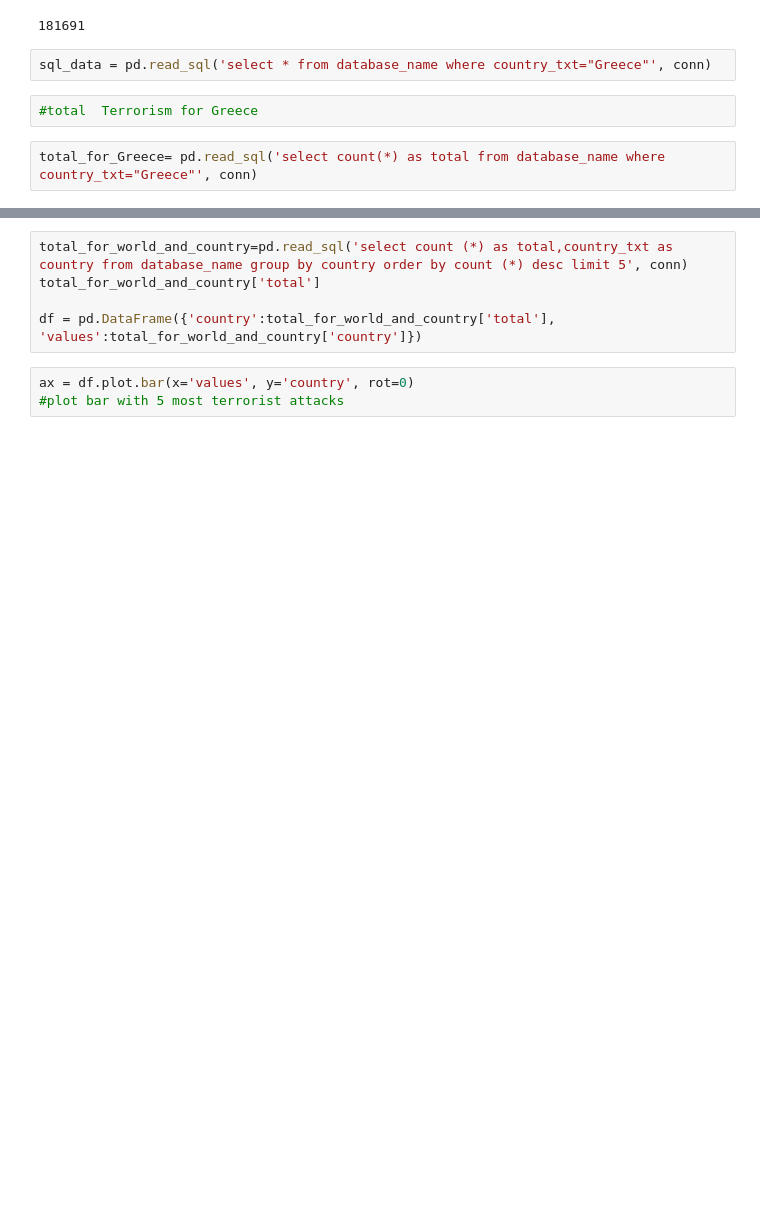
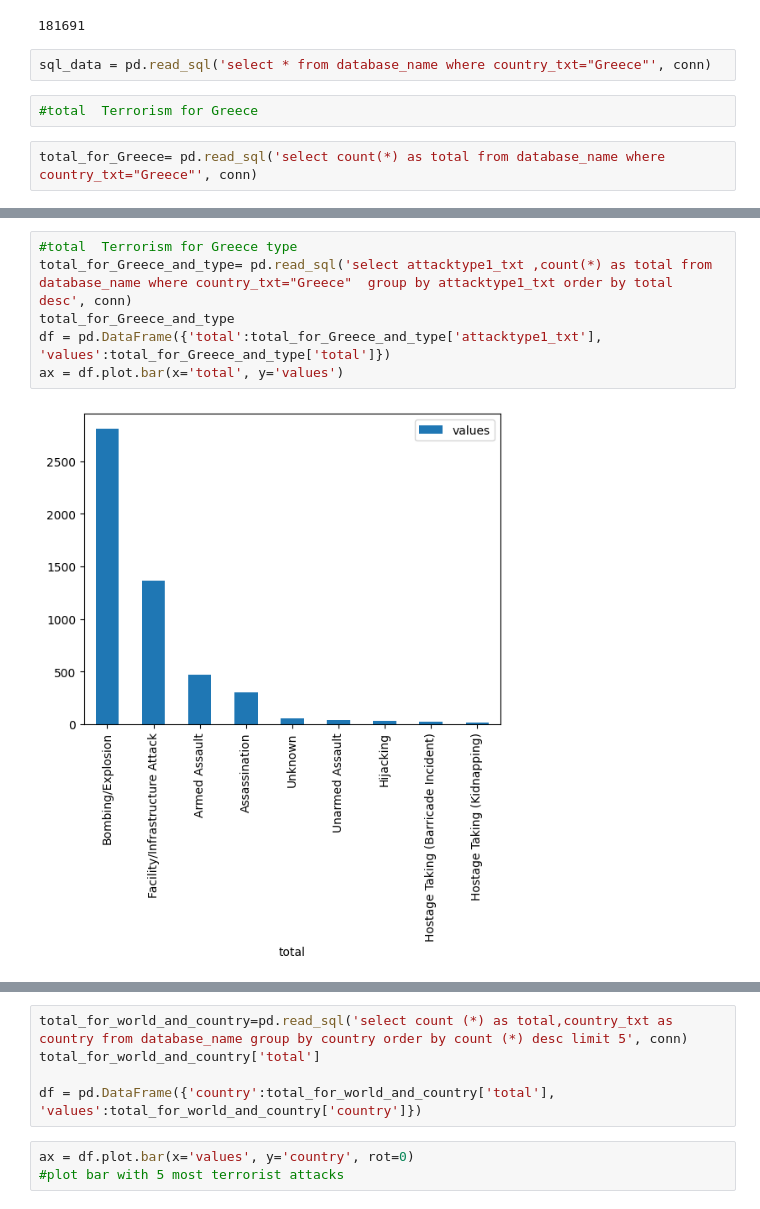
Before and after one commit to secretman12/sqlproject, a Jupyter notebook: The Global Terrorism Database (GTD).ipynb, the cells around one changed output, grey strips where cells are left out. Saved outputs shown, nothing was run; the diff lists cells and outputs as text; blank space fills up the shorter version.

```diff
--- a/The Global Terrorism Database (GTD).ipynb
+++ b/The Global Terrorism Database (GTD).ipynb
@@ -31,3 +29,11 @@ total_for_Greece_and_year
+# %%
+#total  Terrorism for Greece type
+total_for_Greece_and_type= pd.read_sql('select attacktype1_txt ,count(*) as total from database_name where country_txt="Greece"  group by attacktype1_txt order by total desc', conn)
+total_for_Greece_and_type
+df = pd.DataFrame({'total':total_for_Greece_and_type['attacktype1_txt'], 'values':total_for_Greece_and_type['total']})
+ax = df.plot.bar(x='total', y='values')
+# %% [output]
+[figure, added]
 # %%
 #total Terrorism for world
 total_for_world= pd.read_sql('select count (*) total from database_name where country_txt is not null',conn)
```
Also changed, not shown: parts of 8 cells of this notebook.
